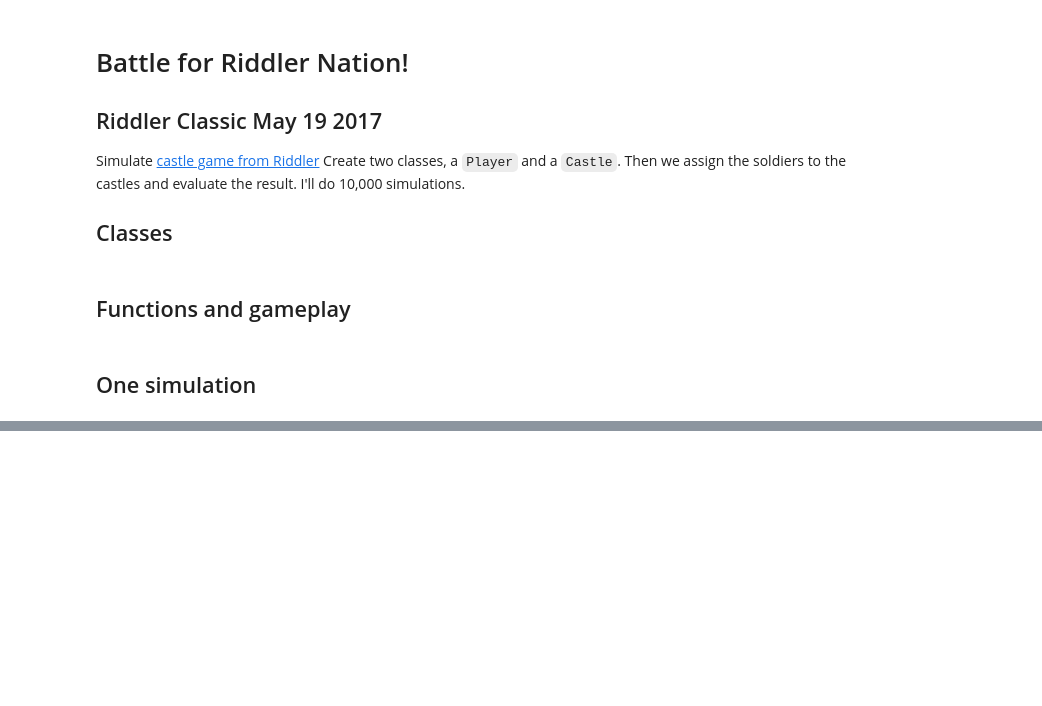
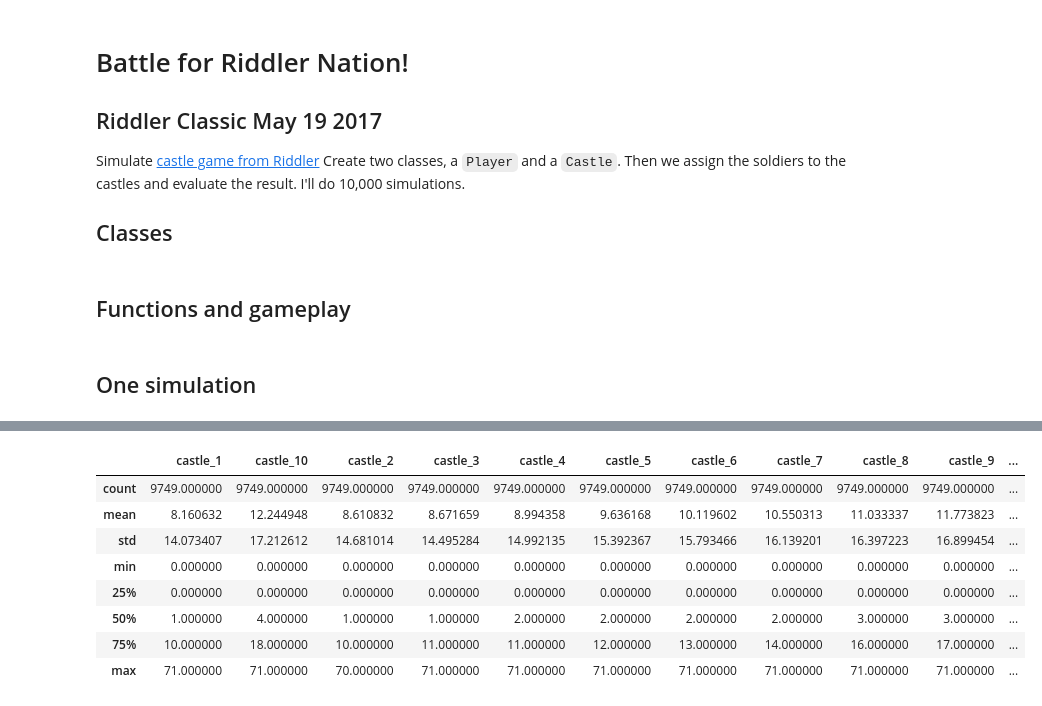
Before and after one commit to HigginTown/riddler, a Jupyter notebook: battle_for_riddler_nation.ipynb, the cells around one changed output, grey strips where cells are left out. Saved outputs shown, nothing was run; the diff lists cells and outputs as text; code cells hidden in the pictures; blank space fills up the shorter version.

```diff
--- a/battle_for_riddler_nation.ipynb
+++ b/battle_for_riddler_nation.ipynb
@@ -205,0 +238,12 @@ for i in range(10):
+# %%
+wins.describe()
+# %% [output]
+|  | castle_1 | castle_10 | castle_2 | castle_3 | castle_4 | castle_5 | castle_6 | castle_7 | castle_8 | castle_9 | ... |
+| count | 9749.000000 | 9749.000000 | 9749.000000 | 9749.000000 | 9749.000000 | 9749.000000 | 9749.000000 | 9749.000000 | 9749.000000 | 9749.000000 | ... |
+| mean | 8.160632 | 12.244948 | 8.610832 | 8.671659 | 8.994358 | 9.636168 | 10.119602 | 10.550313 | 11.033337 | 11.773823 | ... |
+| std | 14.073407 | 17.212612 | 14.681014 | 14.495284 | 14.992135 | 15.392367 | 15.793466 | 16.139201 | 16.397223 | 16.899454 | ... |
+| min | 0.000000 | 0.000000 | 0.000000 | 0.000000 | 0.000000 | 0.000000 | 0.000000 | 0.000000 | 0.000000 | 0.000000 | ... |
+| 25% | 0.000000 | 0.000000 | 0.000000 | 0.000000 | 0.000000 | 0.000000 | 0.000000 | 0.000000 | 0.000000 | 0.000000 | ... |
+| 50% | 1.000000 | 4.000000 | 1.000000 | 1.000000 | 2.000000 | 2.000000 | 2.000000 | 2.000000 | 3.000000 | 3.000000 | ... |
+| 75% | 10.000000 | 18.000000 | 10.000000 | 11.000000 | 11.000000 | 12.000000 | 13.000000 | 14.000000 | 16.000000 | 17.000000 | ... |
+| max | 71.000000 | 71.000000 | 70.000000 | 71.000000 | 71.000000 | 71.000000 | 71.000000 | 71.000000 | 71.000000 | 71.000000 | ... |
```
Also changed, not shown: parts of 20 cells of this notebook.
